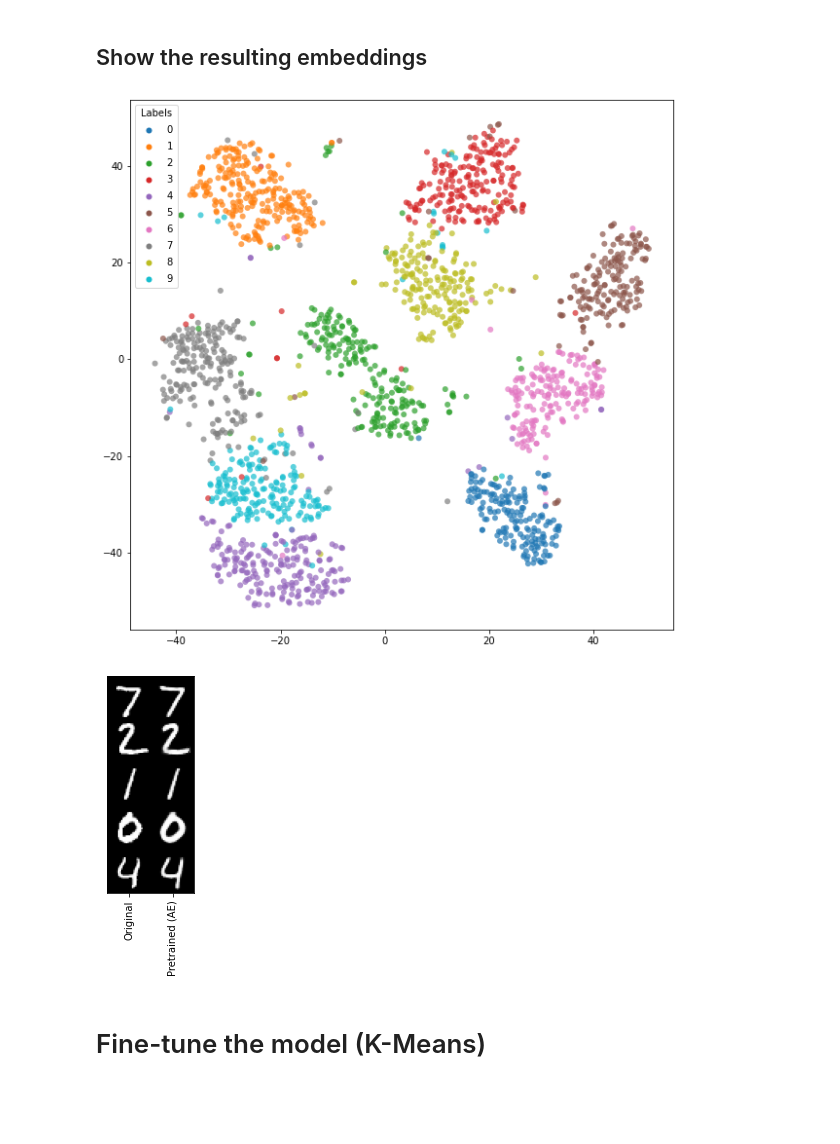
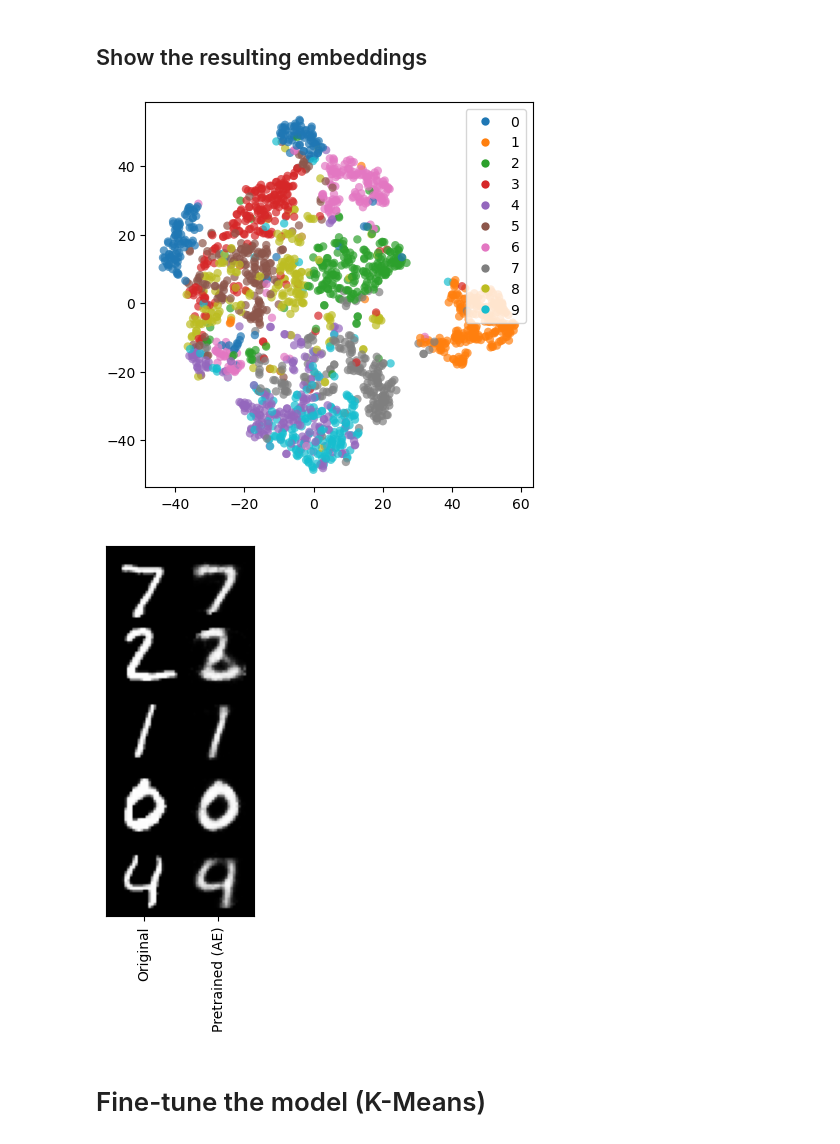
Before and after one commit to carlescn/MSc_bioinformatics_thesis, a Jupyter notebook: MNIST/ae_dec_on_MNIST.ipynb, the cells around one changed output. Cells and saved outputs as stored; diff of their text form; code cells hidden in the pictures; blank space fills up the shorter version.

```diff
--- a/MNIST/ae_dec_on_MNIST.ipynb
+++ b/MNIST/ae_dec_on_MNIST.ipynb
@@ -34,16 +41,14 @@ x_test = x_test.reshape(-1, 28*28).astype("float")/255
 # %% [markdown]
 ## Construct and pretrain the autoencoder
 # %%
-IMG_DIM = 28*28
+IMG_DIM    = 28*28
 LATENT_DIM = 10
 INTERMEDIATE_DIMS = (512, 512, 2048)
 
-EPOCHS = 300
-BATCH_SIZE = 128
+# EPOCHS        = 300 # Recommended number of epochs
+EPOCHS        = 5 # Just to test that it works
+BATCH_SIZE    = 128
 LEARNING_RATE = 1
-MOMENTUM = 0.9
+MOMENTUM      = 0.9
 
 model_ae = get_autoencoder_model(IMG_DIM, LATENT_DIM, INTERMEDIATE_DIMS)
-
-# model_ae.encoder.summary()
-# model_ae.decoder.summary()
@@ -54,10 +61,9 @@ model_ae.compile(optimizer=keras.optimizers.SGD(learning_rate=LEARNING_RATE, mom
 model_ae.fit(x_train, x_train,
              epochs=EPOCHS,
              batch_size=BATCH_SIZE,
-             verbose=2,
+             verbose=1,
             )
 
 model_ae.save_weights("model_weights/dec/pretrained/ae")
-
-model_ae.load_weights("model_weights/dec/pretrained/ae")
+# model_ae.load_weights("model_weights/dec/pretrained/ae")
 # %% [output]
@@ -83,19 +81,19 @@ Epoch 300/300
 ## Show the resulting embeddings
 # %%
 if LATENT_DIM == 2:
-    z_train = model_ae.encode(x_train)
-    draw_embeddings(z_train, y_train)
+    z_test = model_ae.encode(x_test)
+    draw_embeddings(z_test, y_test)
 else:
     z_test = model_ae.encode(x_test)
-    tsne = TSNE(n_components=2, init='pca')
+    tsne   = TSNE(n_components=2, init='pca')
     z_tsne = tsne.fit_transform(z_test[0:2000])
-    draw_embeddings(z_tsne, y_test[0:2000], alpha=0.7)
+    draw_embeddings(z_tsne, y_test[0:2000])
 # %% [output]
-[figure, old version]
+[figure, new version]
 # %%
 compare_orig_vs_pretrained = compare_reconstructed_images_MNIST(x_test, model_ae.encoder, model_ae.decoder, ("Original", "Pretrained (AE)"))
 # %% [output]
-[figure, old version]
+[figure, new version]
 # %% [markdown]
 # Fine-tune the model (K-Means)
 # %% [markdown]
```
Also changed, not shown: parts of 21 cells of this notebook, 2 other files.
